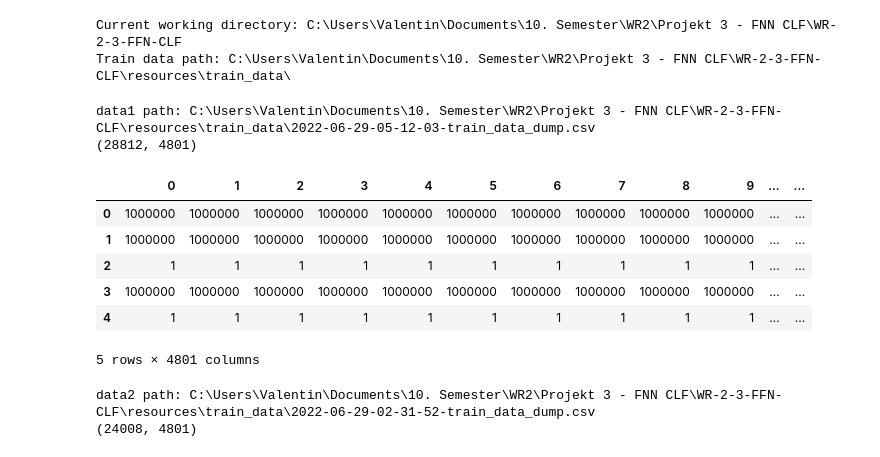
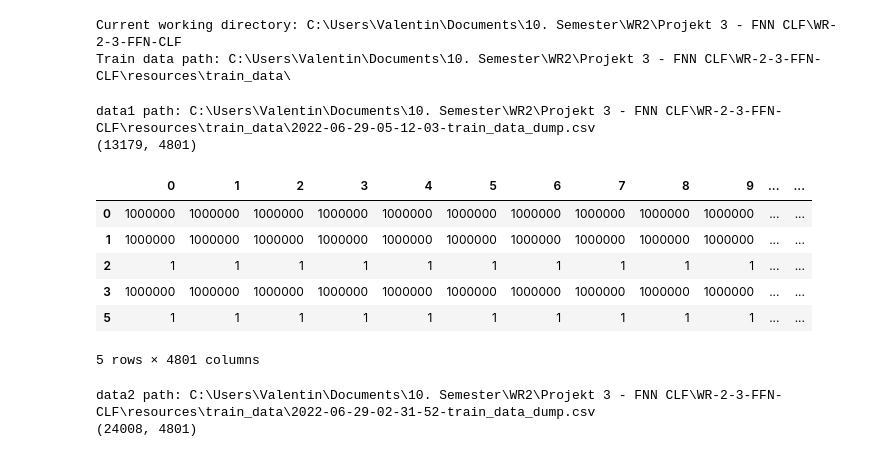
Before and after one commit to Ricu/WR-2-3-FFN-CLF, a Jupyter notebook: 00_Preprocessing.ipynb, the cells around one changed output. Drawn from its saved outputs; the diff is of its cells as text; code cells hidden in the pictures.

```diff
--- a/00_Preprocessing.ipynb
+++ b/00_Preprocessing.ipynb
@@ -13,18 +14,21 @@ Train data path: C:\Users\Valentin\Documents\10. Semester\WR2\Projekt 3 - FNN CL
 # %%
 data1_path = os.path.join(train_data_path, "2022-06-29-05-12-03-train_data_dump.csv")
 print("data1 path: " + data1_path)
 data_set1 = pd.read_csv(data1_path, header = None)
+# Entferne rho^3
+data1_nonDuplicates = ~np.any(data_set1 == 1000,axis = 1)
+data_set1 = data_set1.loc[data1_nonDuplicates]
 print(data_set1.shape)
 data_set1.head()
 # %% [output]
 data1 path: C:\Users\Valentin\Documents\10. Semester\WR2\Projekt 3 - FNN CLF\WR-2-3-FFN-CLF\resources\train_data\2022-06-29-05-12-03-train_data_dump.csv
-(28812, 4801)
+(13179, 4801)
 |  | 0 | 1 | 2 | 3 | 4 | 5 | 6 | 7 | 8 | 9 | ... | ... |
 | 0 | 1000000 | 1000000 | 1000000 | 1000000 | 1000000 | 1000000 | 1000000 | 1000000 | 1000000 | 1000000 | ... | ... |
 | 1 | 1000000 | 1000000 | 1000000 | 1000000 | 1000000 | 1000000 | 1000000 | 1000000 | 1000000 | 1000000 | ... | ... |
 | 2 | 1 | 1 | 1 | 1 | 1 | 1 | 1 | 1 | 1 | 1 | ... | ... |
 | 3 | 1000000 | 1000000 | 1000000 | 1000000 | 1000000 | 1000000 | 1000000 | 1000000 | 1000000 | 1000000 | ... | ... |
-| 4 | 1 | 1 | 1 | 1 | 1 | 1 | 1 | 1 | 1 | 1 | ... | ... |
+| 5 | 1 | 1 | 1 | 1 | 1 | 1 | 1 | 1 | 1 | 1 | ... | ... |
 5 rows × 4801 columns
 # %%
 data2_path = os.path.join(train_data_path, "2022-06-29-02-31-52-train_data_dump.csv")
```
Also changed, not shown: parts of 10 cells of this notebook.
